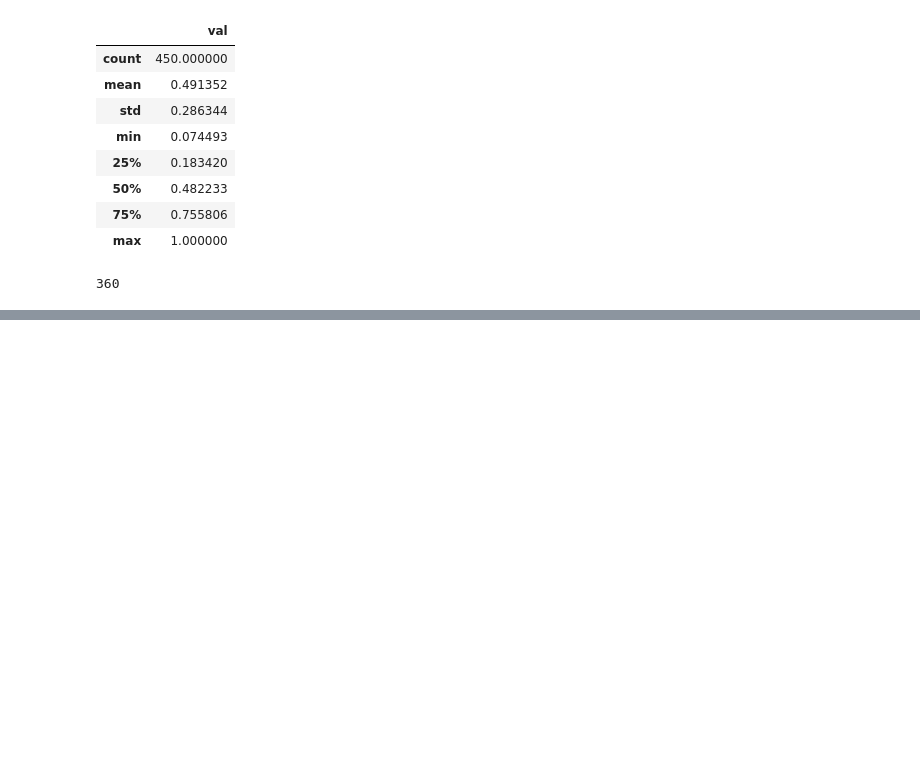
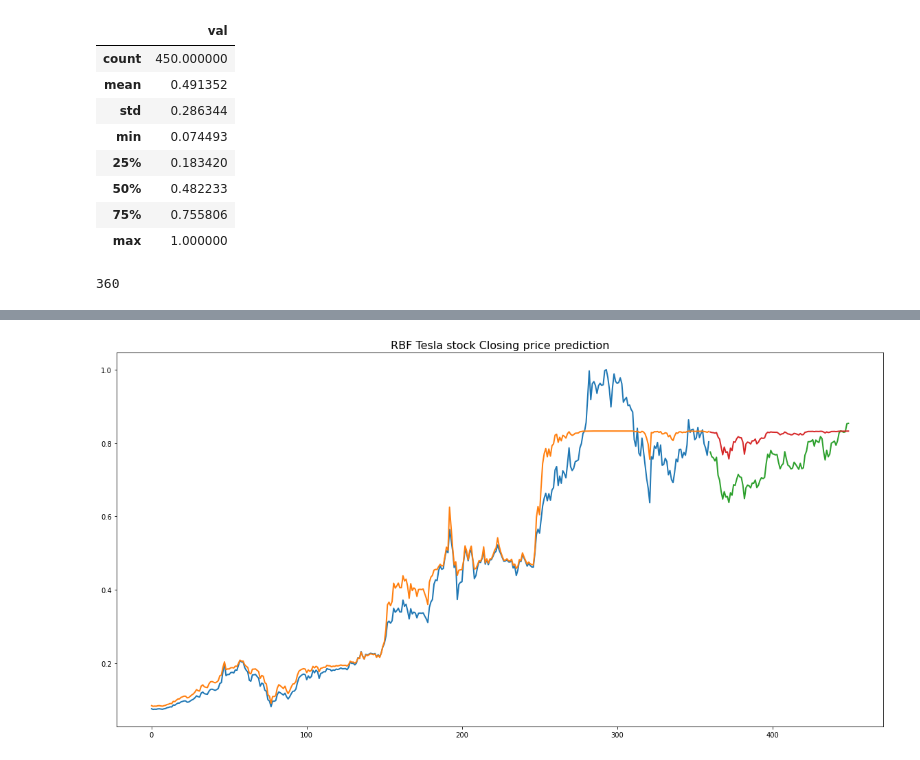
Before and after one commit to jafetimbre/verbose-projects, a Jupyter notebook: artificial-intelligence/rbf-stock-prec/rbf.ipynb, the cells around one changed output, grey strips where cells are left out. Cells and saved outputs as stored; diff of their text form; code cells hidden in the pictures; blank space fills up the shorter version.

```diff
--- a/artificial-intelligence/rbf-stock-prec/rbf.ipynb
+++ b/artificial-intelligence/rbf-stock-prec/rbf.ipynb
@@ -172,0 +197,16 @@ for step in range(100):
+# %%
+plt.figure(figsize=(20,10))
+plt.title('RBF Tesla stock Closing price prediction', size=16)
+
+y_train = list(range(seg))
+y_test = list(range(seg,seg+len(test_data)))
+
+plt.plot(y_train, train_data, linewidth=2)
+plt.plot(y_train, te, linewidth=2)
+
+plt.plot(y_test, test_data, linewidth=2)
+plt.plot(y_test, tst, linewidth=2)
+
+plt.show()
+# %% [output]
+[figure, added]
```
Also changed, not shown: parts of 15 cells of this notebook.
